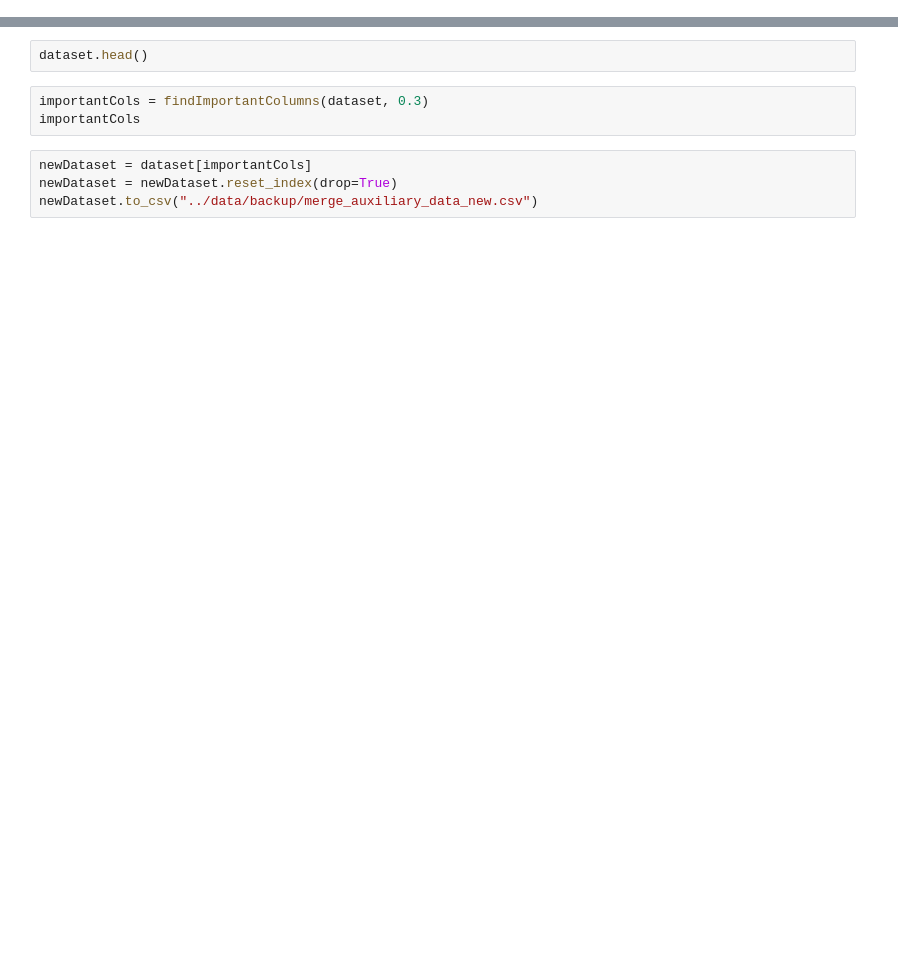
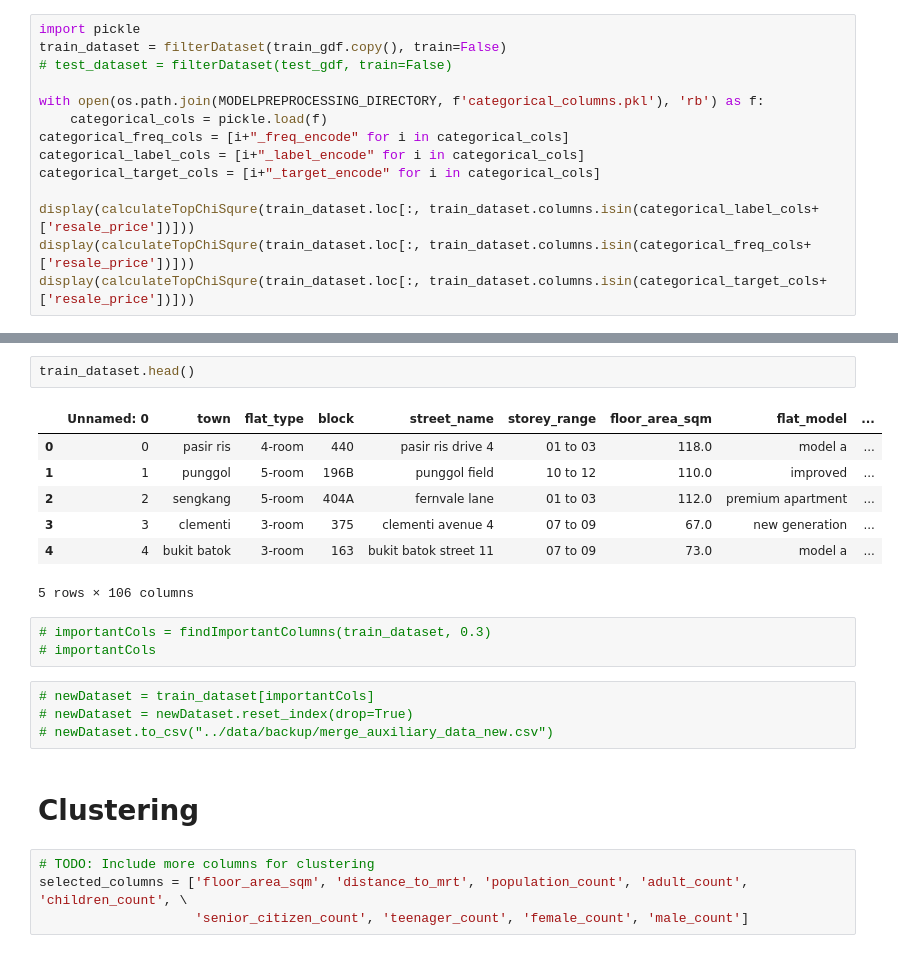
Before and after one commit to gracengu/CS5228-HDB-Resale-Group-14, a Jupyter notebook: src/preprocessing.ipynb, the cells around one changed output, grey strips where cells are left out. Saved outputs shown, nothing was run; the diff lists cells and outputs as text; blank space fills up the shorter version.

Commit message:
Clustering and categorical encoding

```diff
--- a/src/preprocessing.ipynb
+++ b/src/preprocessing.ipynb
@@ -64,0 +116,14 @@ calculateTopChiSqure(dataset)
+# %%
+import pickle
+train_dataset = filterDataset(train_gdf.copy(), train=False)
+# test_dataset = filterDataset(test_gdf, train=False)
+
+with open(os.path.join(MODELPREPROCESSING_DIRECTORY, f'categorical_columns.pkl'), 'rb') as f:
+    categorical_cols = pickle.load(f)
+categorical_freq_cols = [i+"_freq_encode" for i in categorical_cols]
+categorical_label_cols = [i+"_label_encode" for i in categorical_cols]
+categorical_target_cols = [i+"_target_encode" for i in categorical_cols]
+
+display(calculateTopChiSqure(train_dataset.loc[:, train_dataset.columns.isin(categorical_label_cols+['resale_price'])]))
+display(calculateTopChiSqure(train_dataset.loc[:, train_dataset.columns.isin(categorical_freq_cols+['resale_price'])]))
+display(calculateTopChiSqure(train_dataset.loc[:, train_dataset.columns.isin(categorical_target_cols+['resale_price'])]))
@@ -71,9 +230,23 @@ df
 # %%
-dataset.head()
+train_dataset.head()
+# %% [output]
+|  | Unnamed: 0 | town | flat_type | block | street_name | storey_range | floor_area_sqm | flat_model | ... |
+| 0 | 0 | pasir ris | 4-room | 440 | pasir ris drive 4 | 01 to 03 | 118.0 | model a | ... |
+| 1 | 1 | punggol | 5-room | 196B | punggol field | 10 to 12 | 110.0 | improved | ... |
+| 2 | 2 | sengkang | 5-room | 404A | fernvale lane | 01 to 03 | 112.0 | premium apartment | ... |
+| 3 | 3 | clementi | 3-room | 375 | clementi avenue 4 | 07 to 09 | 67.0 | new generation | ... |
+| 4 | 4 | bukit batok | 3-room | 163 | bukit batok street 11 | 07 to 09 | 73.0 | model a | ... |
+5 rows × 106 columns
 # %%
-importantCols = findImportantColumns(dataset, 0.3)
-importantCols
+# importantCols = findImportantColumns(train_dataset, 0.3)
+# importantCols
 # %%
-newDataset = dataset[importantCols]
-newDataset = newDataset.reset_index(drop=True)
-newDataset.to_csv("../data/backup/merge_auxiliary_data_new.csv")
+# newDataset = train_dataset[importantCols]
+# newDataset = newDataset.reset_index(drop=True)
+# newDataset.to_csv("../data/backup/merge_auxiliary_data_new.csv")
+# %% [markdown]
+# Clustering
+# %%
+# TODO: Include more columns for clustering
+selected_columns = ['floor_area_sqm', 'distance_to_mrt', 'population_count', 'adult_count', 'children_count', \
+                    'senior_citizen_count', 'teenager_count', 'female_count', 'male_count']
```
Also changed, not shown: parts of 20 cells of this notebook, 37 other files.
